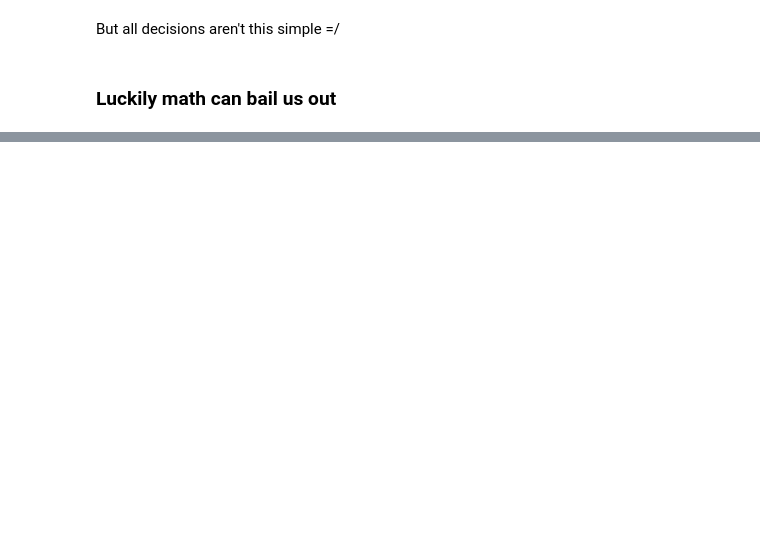
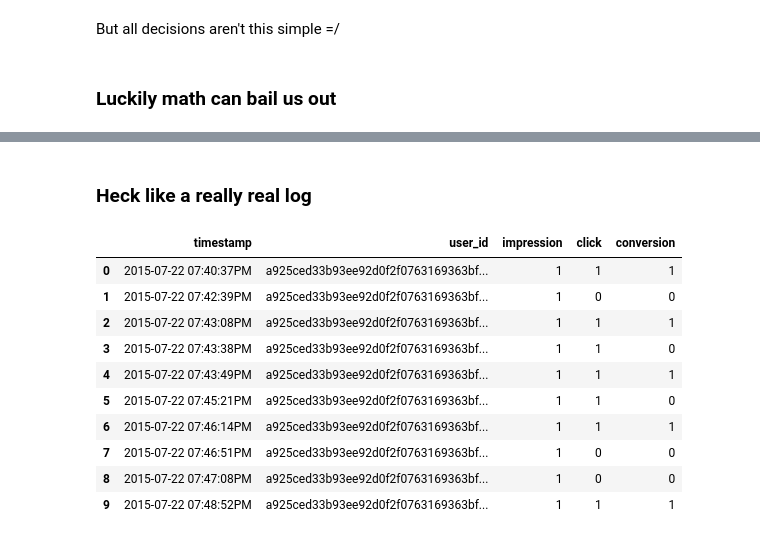
Before and after one commit to cwharland/sim_users_talk, a Jupyter notebook: sim_users_talk.ipynb, the cells around one changed output, grey strips where cells are left out. Cells and saved outputs as stored; diff of their text form; code cells hidden in the pictures; blank space fills up the shorter version.

```diff
--- a/sim_users_talk.ipynb
+++ b/sim_users_talk.ipynb
@@ -199,0 +274,18 @@ def gen_user_visit_freq(n_users = 100, _lambda = 2):
+# %%
+import datetime
+
+def gen_log_line(uid, t_current = datetime.datetime.now(), p_imp = 1.0, p_click = 0.5, p_convert = 0.5):
+    """ Get a log line for the given user and return with timestamp
+    and impression info """
+
+    imp = gen_impression(p_imp, p_click, p_convert)
+
+    if imp is None:
+        return None
+    else:
+        # add a random t_delta
+        delta_sec = stats.norm.rvs(loc = 300, scale = 100)
+        t_ = t_current + datetime.timedelta(0,delta_sec)
+        timestamp = t_.strftime('%Y-%m-%d %I:%M:%S%p')
+        log_line = [timestamp, uid] + imp
+        return log_line, t_
@@ -199,0 +296,25 @@ def gen_user_visit_freq(n_users = 100, _lambda = 2):
+# %% [markdown]
+### Heck like a really real log
+# %%
+import hashlib
+import pandas as pd
+
+def create_hash_id(user, salt):
+    """ returns a sha1 hash of user string combined with salt string """
+    return hashlib.sha1(salt + '_' + repr(user)).hexdigest()
+
+col_names = ['timestamp','user_id','impression','click','conversion']
+single_log = [gen_log_line(create_hash_id('Trey Causey', 'Spurs always let you down'))[0] for x in range(10)]
+pd.DataFrame(single_log, columns = col_names).sort('timestamp').reset_index(drop = True)
+# %% [output]
+|  | timestamp | user_id | impression | click | conversion |
+| 0 | 2015-07-22 07:40:37PM | a925ced33b93ee92d0f2f0763169363bf... | 1 | 1 | 1 |
+| 1 | 2015-07-22 07:42:39PM | a925ced33b93ee92d0f2f0763169363bf... | 1 | 0 | 0 |
+| 2 | 2015-07-22 07:43:08PM | a925ced33b93ee92d0f2f0763169363bf... | 1 | 1 | 1 |
+| 3 | 2015-07-22 07:43:38PM | a925ced33b93ee92d0f2f0763169363bf... | 1 | 1 | 0 |
+| 4 | 2015-07-22 07:43:49PM | a925ced33b93ee92d0f2f0763169363bf... | 1 | 1 | 1 |
+| 5 | 2015-07-22 07:45:21PM | a925ced33b93ee92d0f2f0763169363bf... | 1 | 1 | 0 |
+| 6 | 2015-07-22 07:46:14PM | a925ced33b93ee92d0f2f0763169363bf... | 1 | 1 | 1 |
+| 7 | 2015-07-22 07:46:51PM | a925ced33b93ee92d0f2f0763169363bf... | 1 | 0 | 0 |
+| 8 | 2015-07-22 07:47:08PM | a925ced33b93ee92d0f2f0763169363bf... | 1 | 0 | 0 |
+| 9 | 2015-07-22 07:48:52PM | a925ced33b93ee92d0f2f0763169363bf... | 1 | 1 | 1 |
```
Also changed, not shown: parts of 20 cells of this notebook, 5 other files.
